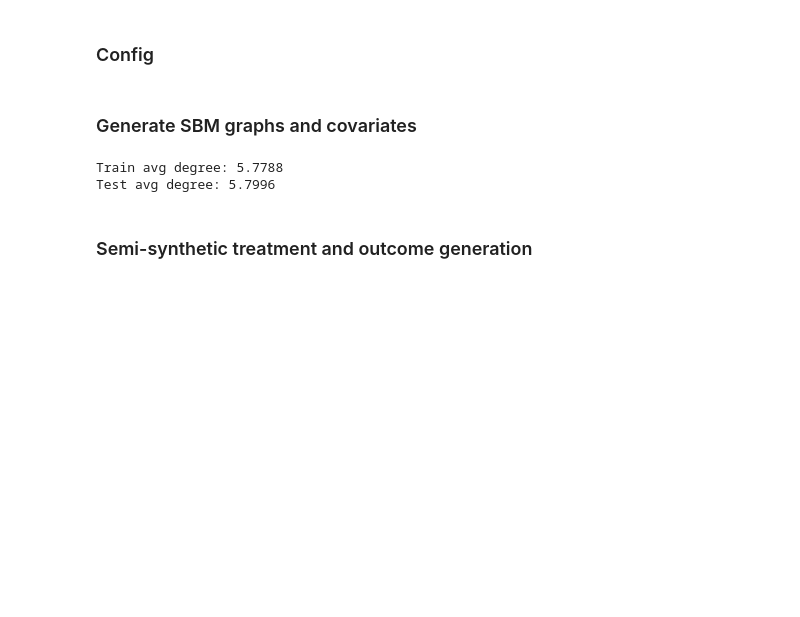
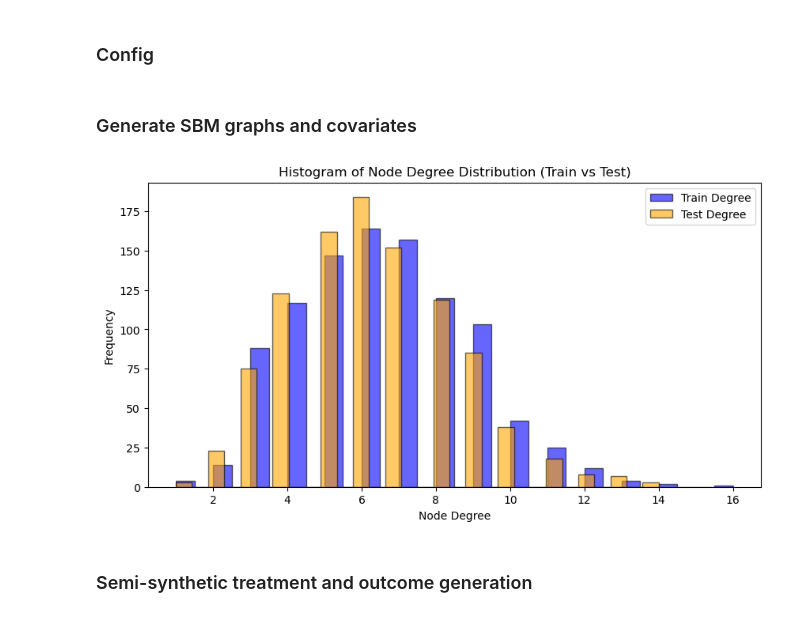
Before and after one commit to Yuanchen-Wu/ICML_Causal, a Jupyter notebook: experiment_sbm_separate_self_neighbor.ipynb, the cells around one changed output. Saved outputs shown, nothing was run; the diff lists cells and outputs as text; code cells hidden in the pictures; blank space fills up the shorter version.

```diff
--- a/experiment_sbm_separate_self_neighbor.ipynb
+++ b/experiment_sbm_separate_self_neighbor.ipynb
@@ -81,37 +81,47 @@ attn_cfg = AttentionConfig(hidden_dim=64, attn_temperature=attn_temperature, sep
 seed = 41
 np.random.seed(seed)
 torch.manual_seed(seed)
 
 # Train graph
 A_train, community_labels_train = generate_sbm_graph(
     n=n,
     num_communities=num_communities,
     p=p,
     q=q,
     seed=seed,
 )
 X_train = generate_covariates(n=n, d=5, seed=seed)
 
 # Add self-loops to match real-data pipeline before simulate_treatment
 A_train = A_train + np.eye(A_train.shape[0])
 
 # Test graph (same hyperparameters, different seed)
 A_test, community_labels_test = generate_sbm_graph(
     n=n,
     num_communities=num_communities,
     p=p,
     q=q,
     seed=seed + 1,
 )
 X_test = generate_covariates(n=n, d=5, seed=seed + 1)
 
 A_test = A_test + np.eye(A_test.shape[0])
 
-print("Train avg degree:", np.mean(A_train.sum(axis=1)))
-print("Test avg degree:", np.mean(A_test.sum(axis=1)))
+import matplotlib.pyplot as plt
+
+train_degrees = A_train.sum(axis=1)
+test_degrees = A_test.sum(axis=1)
+
+plt.figure(figsize=(10, 5))
+plt.hist(train_degrees, bins=30, alpha=0.6, label='Train Degree', color='blue', edgecolor='black')
+plt.hist(test_degrees, bins=30, alpha=0.6, label='Test Degree', color='orange', edgecolor='black')
+plt.xlabel("Node Degree")
+plt.ylabel("Frequency")
+plt.title("Histogram of Node Degree Distribution (Train vs Test)")
+plt.legend()
+plt.show()
 # %% [output]
-Train avg degree: 5.7788
-Test avg degree: 5.7996
+[figure, added]
 # %% [markdown]
 ### Semi-synthetic treatment and outcome generation
 # %%
```
Also changed, not shown: parts of 4 cells of this notebook, 19 other files.
